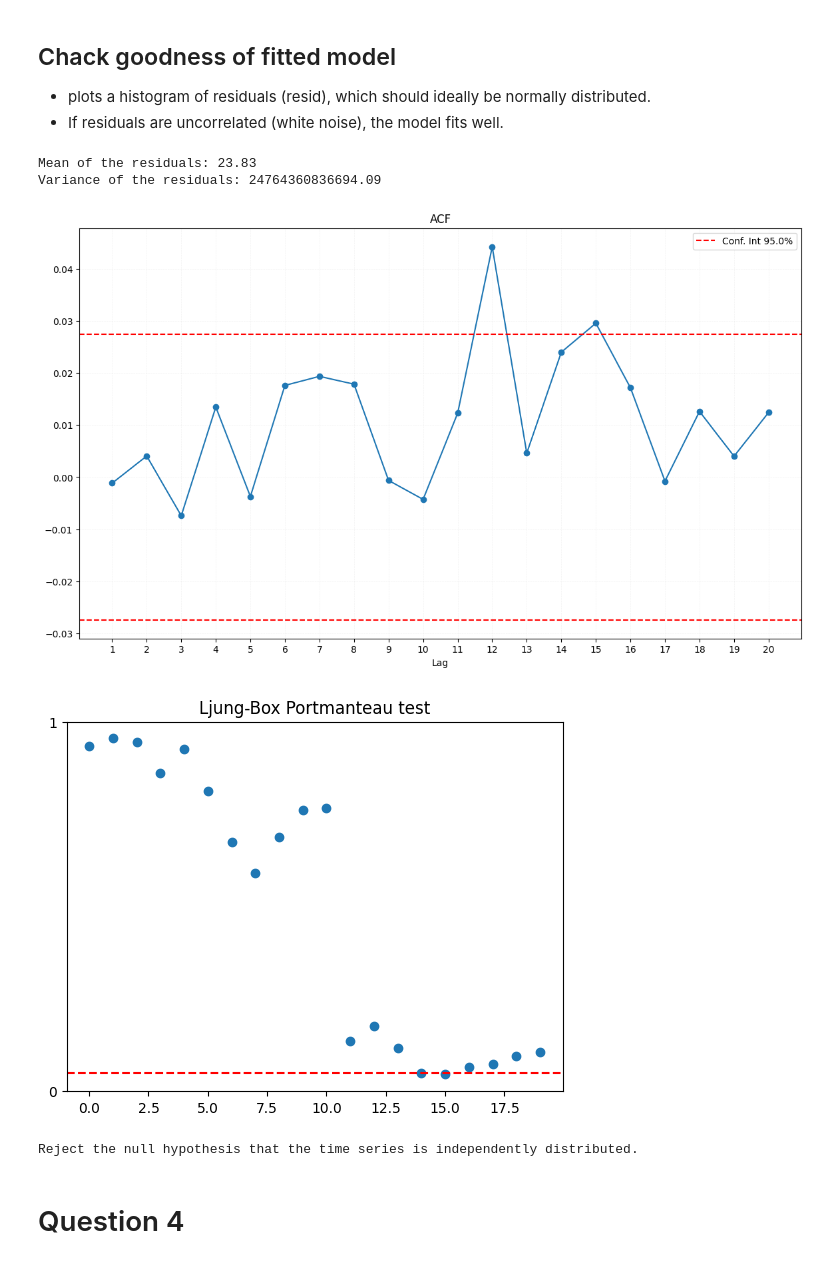
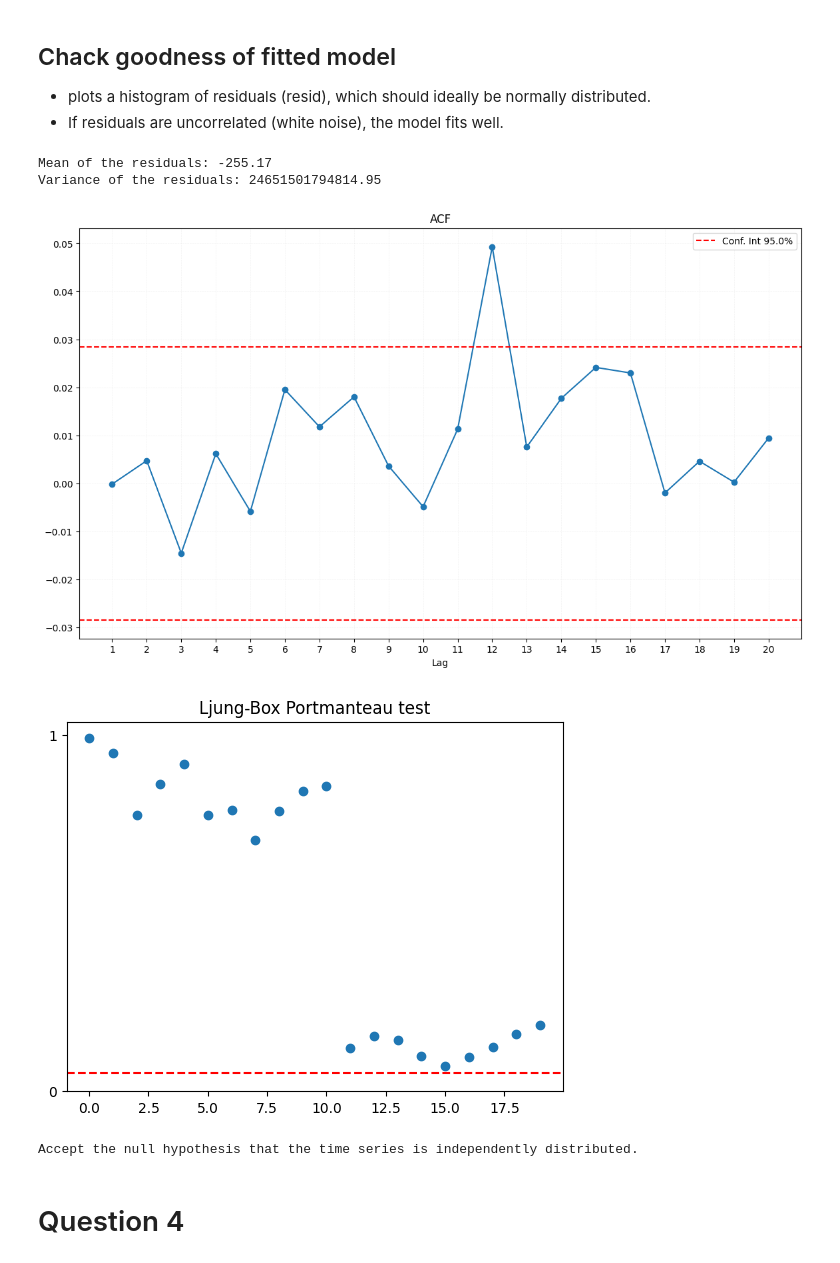
Before and after one commit to kounsolas/TimeSeriesProject, a Jupyter notebook: project.ipynb, the cells around one changed output. Cells and saved outputs as stored; diff of their text form; code cells hidden in the pictures.

```diff
--- a/project.ipynb
+++ b/project.ipynb
@@ -134,7 +136,7 @@ def arimamodel(xV):
     '''
     autoarima_model = pmd.auto_arima(xV,
                                      start_p=1, start_q=1,
-                                     max_p=5, max_q=5,
+                                     max_p=5, max_q=5,d=0,
                                      test="adf", stepwise=False,
                                      trace=True, information_criterion='aic')
     return autoarima_model
@@ -181,7 +183,7 @@ def calculate_fitting_error(xV, model, Tmax=20, show=False,original=False, s=Non
     predM = []
     tmin = np.max(
         [len(model.arparams), len(model.maparams), 1])  # start prediction after getting all lags needed from model
-    for T in np.arange(1, Tmax):
+    for T in np.arange(1, Tmax+1):
         errors = []
         predV = np.full(shape=nobs, fill_value=np.nan)
         for t in np.arange(tmin, nobs - T):
@@ -200,7 +202,7 @@ def calculate_fitting_error(xV, model, Tmax=20, show=False,original=False, s=Non
         errors = np.array(errors)
         mse = np.mean(np.power(errors, 2))
         rmse = np.sqrt(mse)
-        nrmseV[T] = (rmse / xV_std)
+        nrmseV[T-1] = (rmse / xV_std)
         # nrmseV[T] = (np.sum(errors**2) / vartar)
     if show:
         fig, ax = plt.subplots(1, 1, figsize=(14, 8))
@@ -425,6 +427,29 @@ def falsenearestneighbors(xV, m_max=10, tau=1, show=False):
         ax.legend()
         plt.show()
     return f1
+
+
+def embed_data(xV, m=3, tau=1):
+    """Time-delay embedding.
+    Parameters
+    ----------
+    x : 1d-array, shape (n_times)
+        Time series
+    m : int
+        Embedding dimension (order)
+    tau : int
+        Delay.
+    Returns
+    -------
+    embedded : ndarray, shape (n_times - (order - 1) * delay, order)
+        Embedded time-series.
+    """
+    N = len(xV)
+    nvec = N - (m - 1) * tau
+    xM = np.zeros(shape=(nvec, m))
+    for i in np.arange(m):
+        xM[:, m - i - 1] = xV[i * tau:nvec + i * tau]
+    return xM
 # %% [markdown]
 # Preprocess the data
 # %%
@@ -586,21 +614,21 @@ summary, fittedvalues, resid, model, aic = fit_arima_model(xV=A_static, p=best_p
 # %%
 # Check if the residuals are white noise
 print(f"Mean of the residuals: {np.mean(resid):.2f}")
 print(f"Variance of the residuals: {np.var(resid):.2f}")
 acfV = get_acf(resid, lags=20, alpha=0.05, show=True)
 
 #Check the portmanteau test
 ljung_val, ljung_pval = portmanteau_test(resid, maxtau=20, show=True)
-if np.any(ljung_pval < 0.05):
+if (ljung_pval[19] < 0.05):
     print(f"Reject the null hypothesis that the time series is independently distributed.")
 else:
     print(f"Accept the null hypothesis that the time series is independently distributed.")
 # %% [output]
-Mean of the residuals: 23.83
-Variance of the residuals: 24764360836694.09
+Mean of the residuals: -255.17
+Variance of the residuals: 24651501794814.95
-[figure, old version]
+[figure, new version]
-[figure, old version]
+[figure, new version]
-Reject the null hypothesis that the time series is independently distributed.
+Accept the null hypothesis that the time series is independently distributed.
 # %% [markdown]
 # Question 4
 # %%
```
Also changed, not shown: parts of 41 cells of this notebook.
